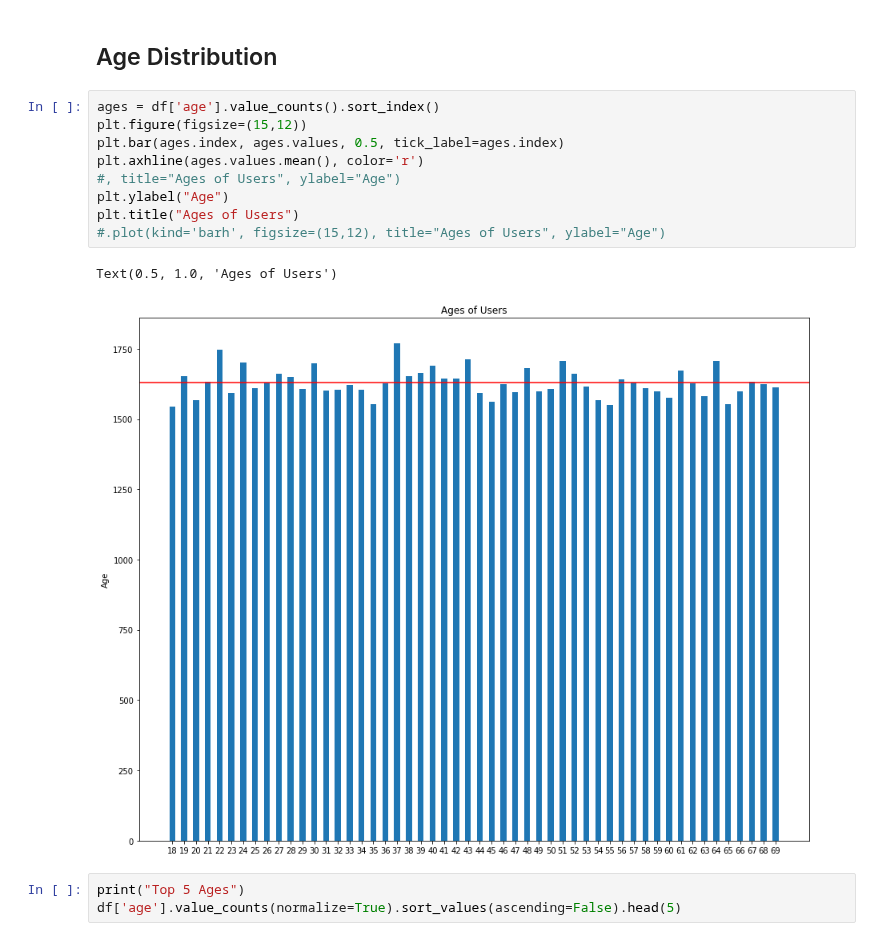
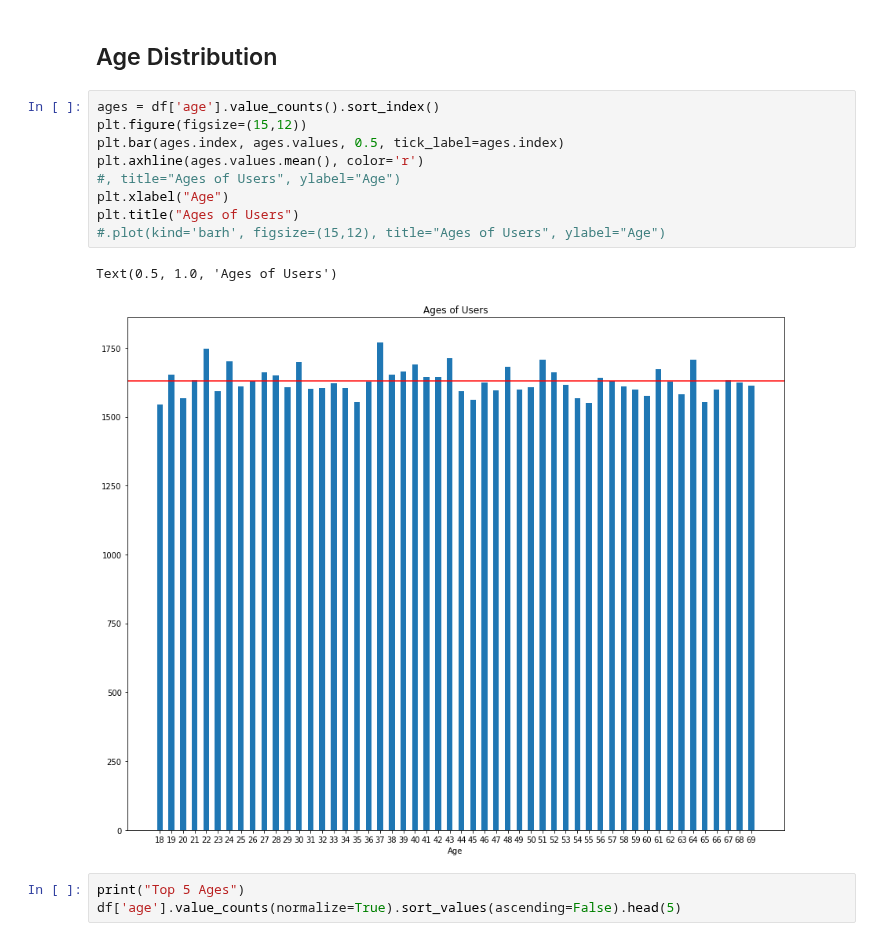
Before and after one commit to s-callejo/AI-Academy-capstone-project-team2, a Jupyter notebook: eda.ipynb, the cells around one changed output. Drawn from its saved outputs; the diff is of its cells as text.

```diff
--- a/eda.ipynb
+++ b/eda.ipynb
@@ -19,15 +19,15 @@ df.head()
 # %%
 ages = df['age'].value_counts().sort_index()
 plt.figure(figsize=(15,12))
 plt.bar(ages.index, ages.values, 0.5, tick_label=ages.index)
 plt.axhline(ages.values.mean(), color='r')
 #, title="Ages of Users", ylabel="Age")
-plt.ylabel("Age")
+plt.xlabel("Age")
 plt.title("Ages of Users")
 #.plot(kind='barh', figsize=(15,12), title="Ages of Users", ylabel="Age")
 # %% [output]
 Text(0.5, 1.0, 'Ages of Users')
-[figure, old version]
+[figure, new version]
 # %%
 print("Top 5 Ages")
 df['age'].value_counts(normalize=True).sort_values(ascending=False).head(5)
```
Also changed, not shown: parts of 17 cells of this notebook.
